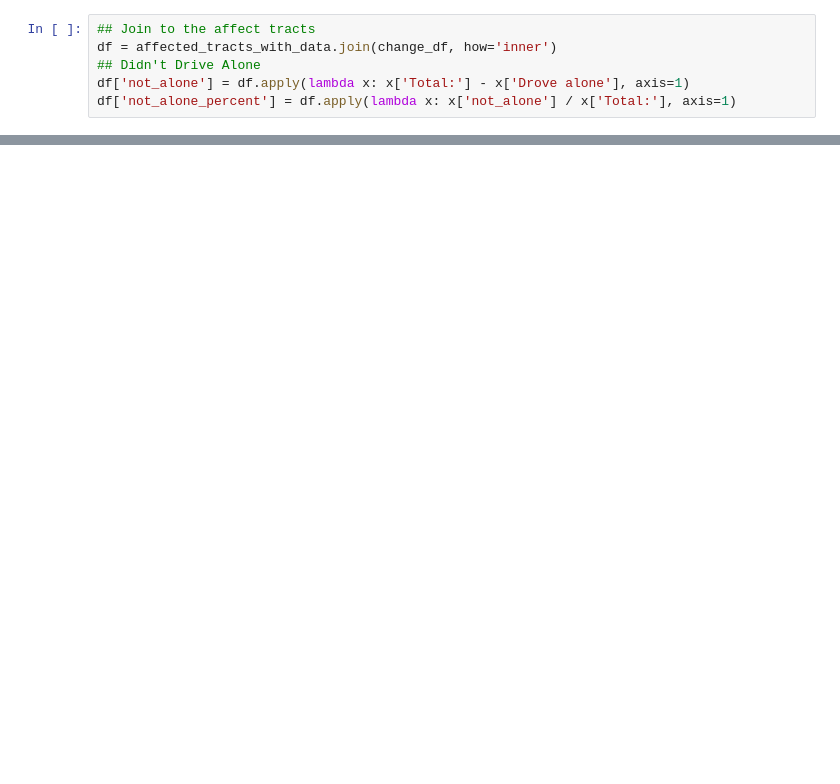
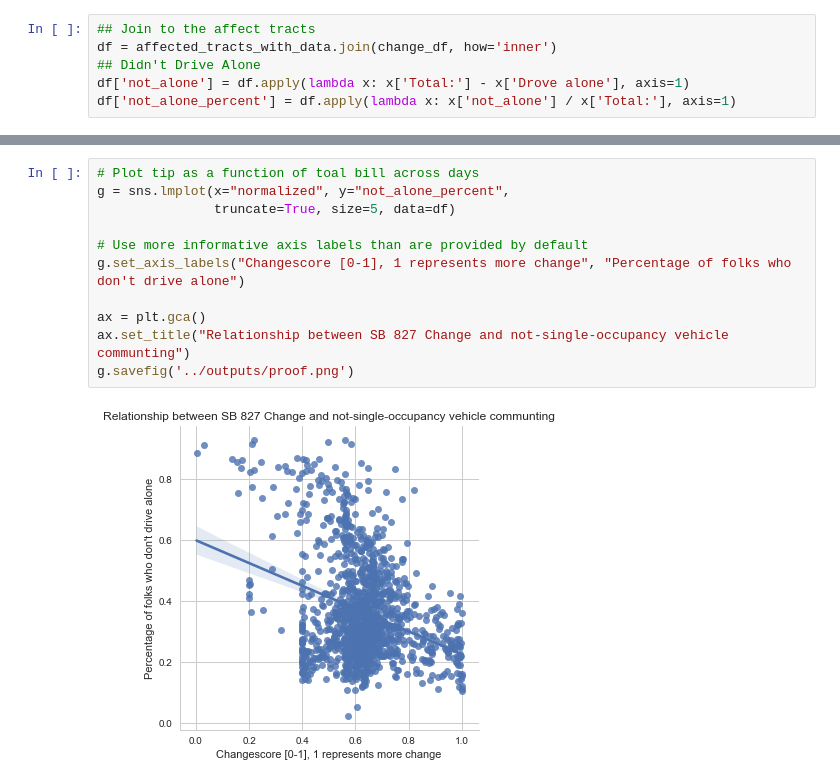
Before and after one commit to policyclub/zoning-metadata, a Jupyter notebook: analysis/DetermineZoningAndTransitRelationships.ipynb, the cells around one changed output, grey strips where cells are left out. Drawn from its saved outputs; the diff is of its cells as text; blank space fills up the shorter version.

```diff
--- a/analysis/DetermineZoningAndTransitRelationships.ipynb
+++ b/analysis/DetermineZoningAndTransitRelationships.ipynb
@@ -175,3 +197,16 @@ df[['not_alone_percent','normalized']].head()
 | 14000US06037106111 | 0.240741 | 0.401099 |
 | 14000US06037106406 | 0.336398 | 0.635051 |
 | 14000US06075010100 | 0.764569 | 0.646257 |
+# %%
+# Plot tip as a function of toal bill across days
+g = sns.lmplot(x="normalized", y="not_alone_percent",
+               truncate=True, size=5, data=df)
+
+# Use more informative axis labels than are provided by default
+g.set_axis_labels("Changescore [0-1], 1 represents more change", "Percentage of folks who don't drive alone")
+
+ax = plt.gca()
+ax.set_title("Relationship between SB 827 Change and not-single-occupancy vehicle communting")
+g.savefig('../outputs/proof.png')
+# %% [output]
+[figure, added]
```
Also changed, not shown: parts of 18 cells of this notebook, 3 other files.
